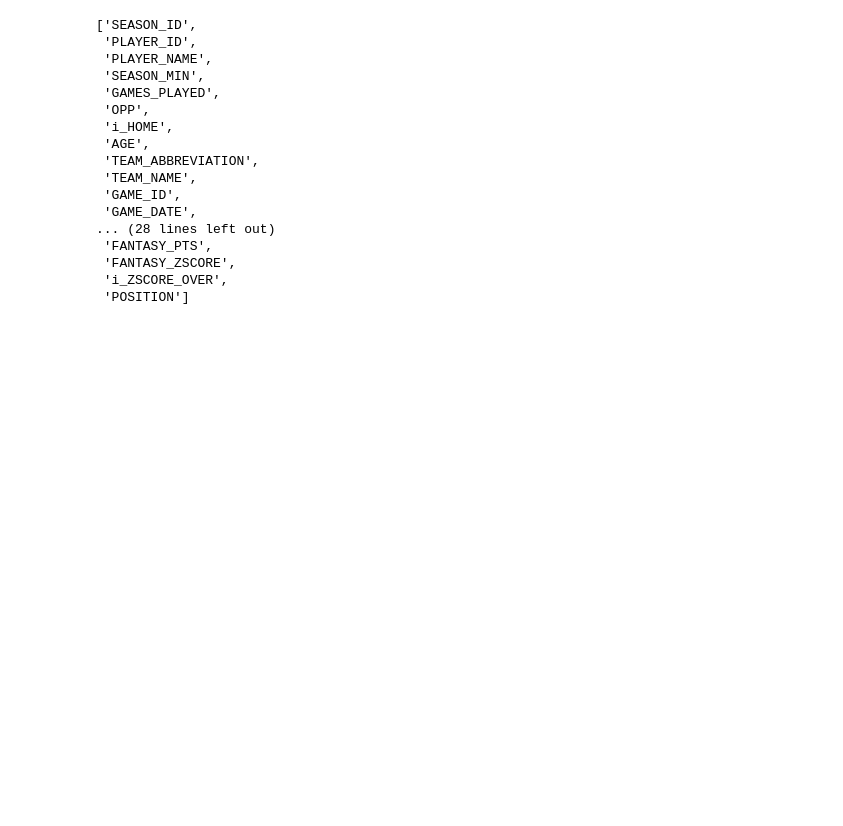
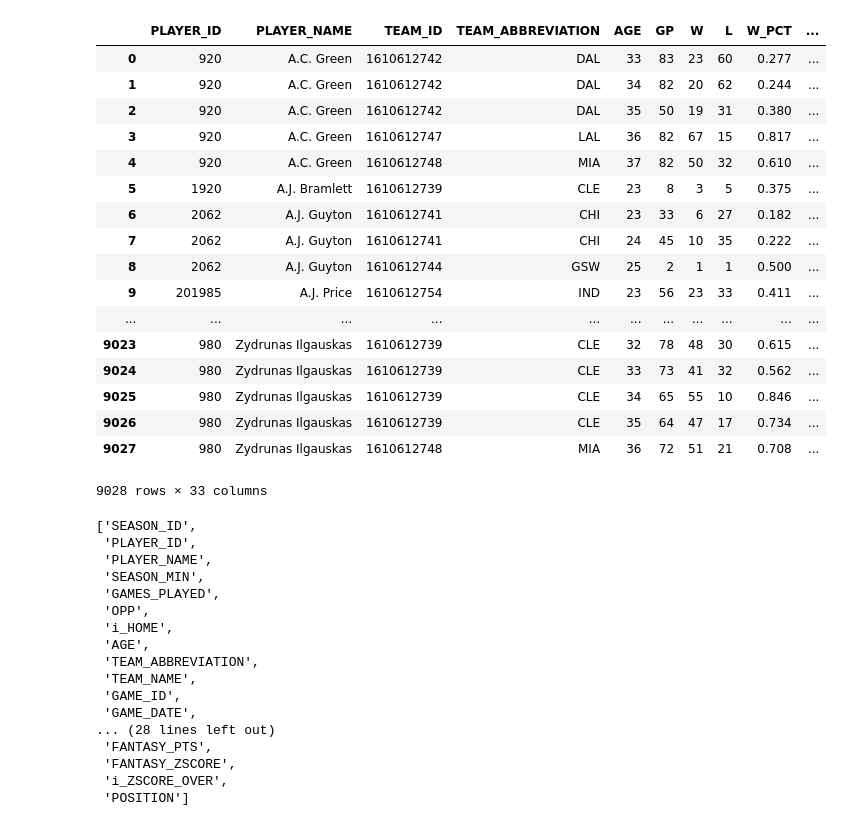
Before and after one commit to diciurcio-d/ShiftEnter, a Jupyter notebook: data_collection_sup.ipynb, the cells around one changed output. Drawn from its saved outputs; the diff is of its cells as text; code cells hidden in the pictures; blank space fills up the shorter version.

```diff
--- a/data_collection_sup.ipynb
+++ b/data_collection_sup.ipynb
@@ -33,6 +33,28 @@ post85df = post85df.drop('VIDEO_AVAILABLE',1)
 df85_15 = season_subset(post85df,1985,2015)
 
 by_player = df85_15.groupby("PLAYER_NAME")
+# %%
+MELOadvanceddf = pd.read_csv('./usage_stats/master_advanced.csv')
+MELOadvanceddf
+# %% [output]
+|  | PLAYER_ID | PLAYER_NAME | TEAM_ID | TEAM_ABBREVIATION | AGE | GP | W | L | W_PCT | ... |
+| 0 | 920 | A.C. Green | 1610612742 | DAL | 33 | 83 | 23 | 60 | 0.277 | ... |
+| 1 | 920 | A.C. Green | 1610612742 | DAL | 34 | 82 | 20 | 62 | 0.244 | ... |
+| 2 | 920 | A.C. Green | 1610612742 | DAL | 35 | 50 | 19 | 31 | 0.380 | ... |
+| 3 | 920 | A.C. Green | 1610612747 | LAL | 36 | 82 | 67 | 15 | 0.817 | ... |
+| 4 | 920 | A.C. Green | 1610612748 | MIA | 37 | 82 | 50 | 32 | 0.610 | ... |
+| 5 | 1920 | A.J. Bramlett | 1610612739 | CLE | 23 | 8 | 3 | 5 | 0.375 | ... |
+| 6 | 2062 | A.J. Guyton | 1610612741 | CHI | 23 | 33 | 6 | 27 | 0.182 | ... |
+| 7 | 2062 | A.J. Guyton | 1610612741 | CHI | 24 | 45 | 10 | 35 | 0.222 | ... |
+| 8 | 2062 | A.J. Guyton | 1610612744 | GSW | 25 | 2 | 1 | 1 | 0.500 | ... |
+| 9 | 201985 | A.J. Price | 1610612754 | IND | 23 | 56 | 23 | 33 | 0.411 | ... |
+| ... | ... | ... | ... | ... | ... | ... | ... | ... | ... | ... |
+| 9023 | 980 | Zydrunas Ilgauskas | 1610612739 | CLE | 32 | 78 | 48 | 30 | 0.615 | ... |
+| 9024 | 980 | Zydrunas Ilgauskas | 1610612739 | CLE | 33 | 73 | 41 | 32 | 0.562 | ... |
+| 9025 | 980 | Zydrunas Ilgauskas | 1610612739 | CLE | 34 | 65 | 55 | 10 | 0.846 | ... |
+| 9026 | 980 | Zydrunas Ilgauskas | 1610612739 | CLE | 35 | 64 | 47 | 17 | 0.734 | ... |
+| 9027 | 980 | Zydrunas Ilgauskas | 1610612748 | MIA | 36 | 72 | 51 | 21 | 0.708 | ... |
+9028 rows × 33 columns
 # %%
 df85_15["FANTASY_ZSCORE"] = by_player["FANTASY_PTS"].apply(lambda x: ((x - x.mean())/x.std()))
 df85_15["i_ZSCORE_OVER"] = df85_15["FANTASY_ZSCORE"].map(lambda x: 1 if x > 1 else 0)
```
Also changed, not shown: parts of 1 cell of this notebook.
